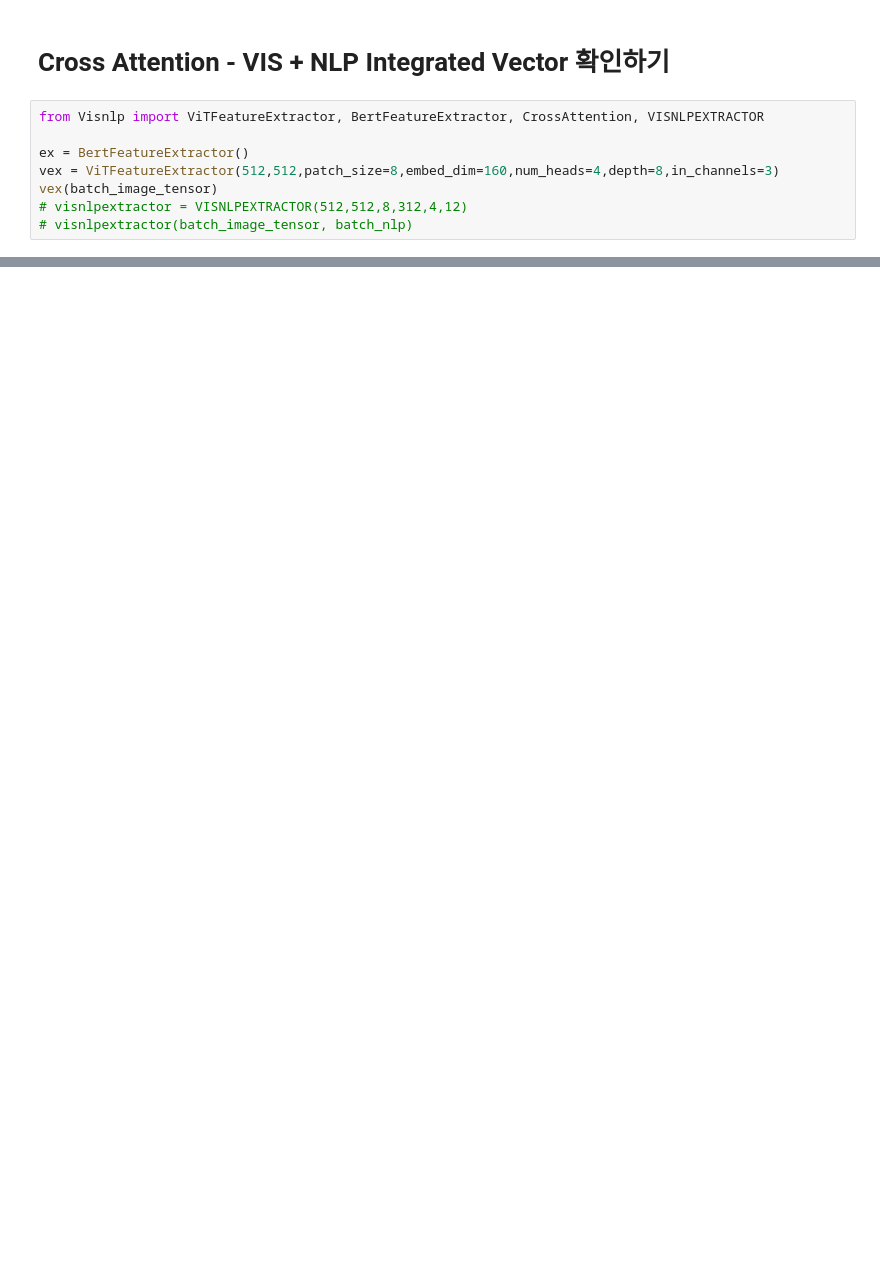
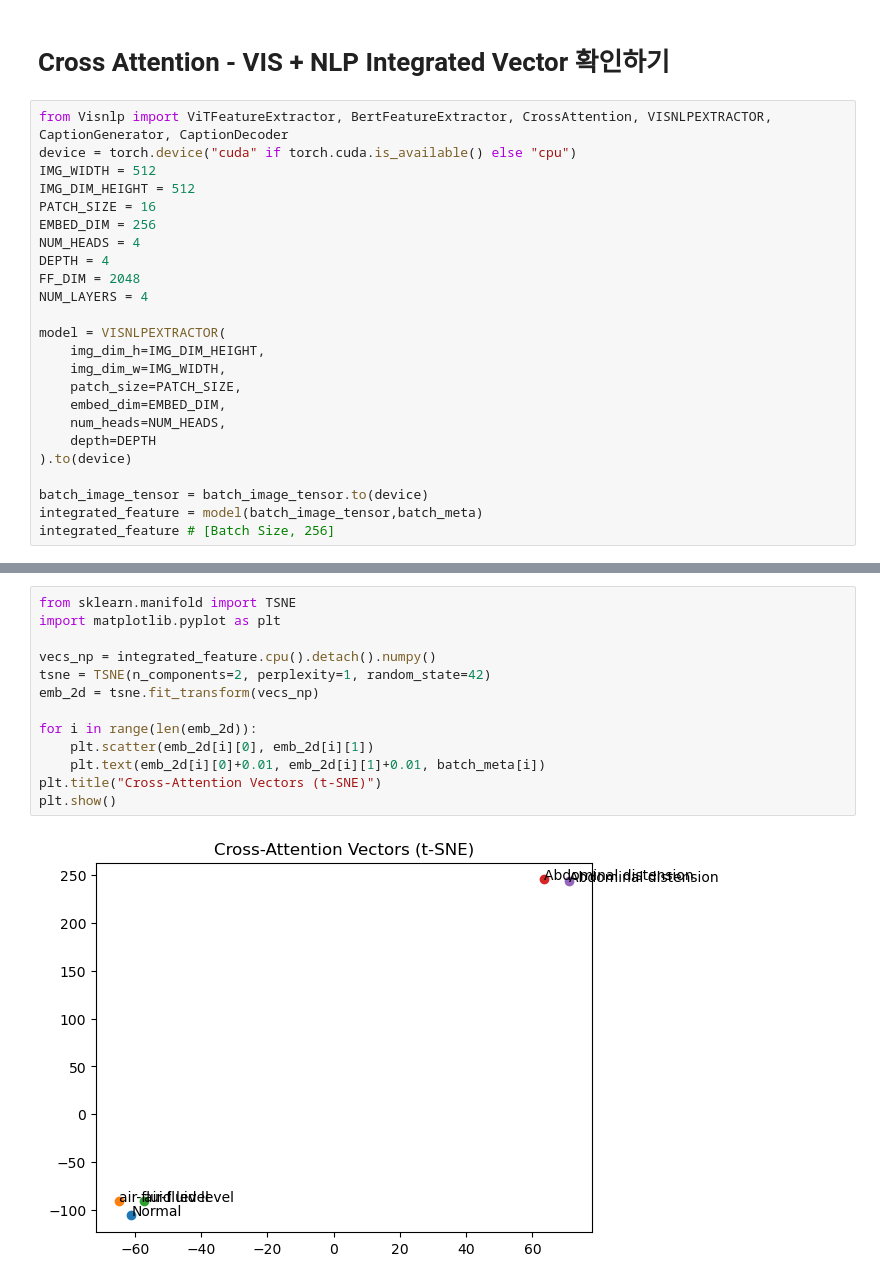
Before and after one commit to youse0ng/X_ray_Segmentation, a Jupyter notebook: Visnlp.ipynb, the cells around one changed output, grey strips where cells are left out. Saved outputs shown, nothing was run; the diff lists cells and outputs as text; blank space fills up the shorter version.

```diff
--- a/Visnlp.ipynb
+++ b/Visnlp.ipynb
@@ -50,11 +55,27 @@ Error:
 # %% [markdown]
 # Cross Attention - VIS + NLP Integrated Vector 확인하기
 # %%
-from Visnlp import ViTFeatureExtractor, BertFeatureExtractor, CrossAttention, VISNLPEXTRACTOR
+from Visnlp import ViTFeatureExtractor, BertFeatureExtractor, CrossAttention, VISNLPEXTRACTOR, CaptionGenerator, CaptionDecoder
+device = torch.device("cuda" if torch.cuda.is_available() else "cpu")
+IMG_WIDTH = 512
+IMG_DIM_HEIGHT = 512
+PATCH_SIZE = 16
+EMBED_DIM = 256
+NUM_HEADS = 4
+DEPTH = 4
+FF_DIM = 2048
+NUM_LAYERS = 4
 
-ex = BertFeatureExtractor()
-vex = ViTFeatureExtractor(512,512,patch_size=8,embed_dim=160,num_heads=4,depth=8,in_channels=3)
-vex(batch_image_tensor)
-# visnlpextractor = VISNLPEXTRACTOR(512,512,8,312,4,12)
-# visnlpextractor(batch_image_tensor, batch_nlp)
+model = VISNLPEXTRACTOR(
+    img_dim_h=IMG_DIM_HEIGHT,
+    img_dim_w=IMG_WIDTH,
+    patch_size=PATCH_SIZE,
+    embed_dim=EMBED_DIM,
+    num_heads=NUM_HEADS,
+    depth=DEPTH
+).to(device)
+
+batch_image_tensor = batch_image_tensor.to(device)
+integrated_feature = model(batch_image_tensor,batch_meta)
+integrated_feature # [Batch Size, 256]
 # %% [output]
@@ -62,0 +90,15 @@ pos_embedding shape: torch.Size([1, 4096, 160])
+# %%
+from sklearn.manifold import TSNE
+import matplotlib.pyplot as plt
+
+vecs_np = integrated_feature.cpu().detach().numpy()
+tsne = TSNE(n_components=2, perplexity=1, random_state=42)
+emb_2d = tsne.fit_transform(vecs_np)
+
+for i in range(len(emb_2d)):
+    plt.scatter(emb_2d[i][0], emb_2d[i][1])
+    plt.text(emb_2d[i][0]+0.01, emb_2d[i][1]+0.01, batch_meta[i])
+plt.title("Cross-Attention Vectors (t-SNE)")
+plt.show()
+# %% [output]
+[figure, added]
```
Also changed, not shown: parts of 18 cells of this notebook, 1 other file.
